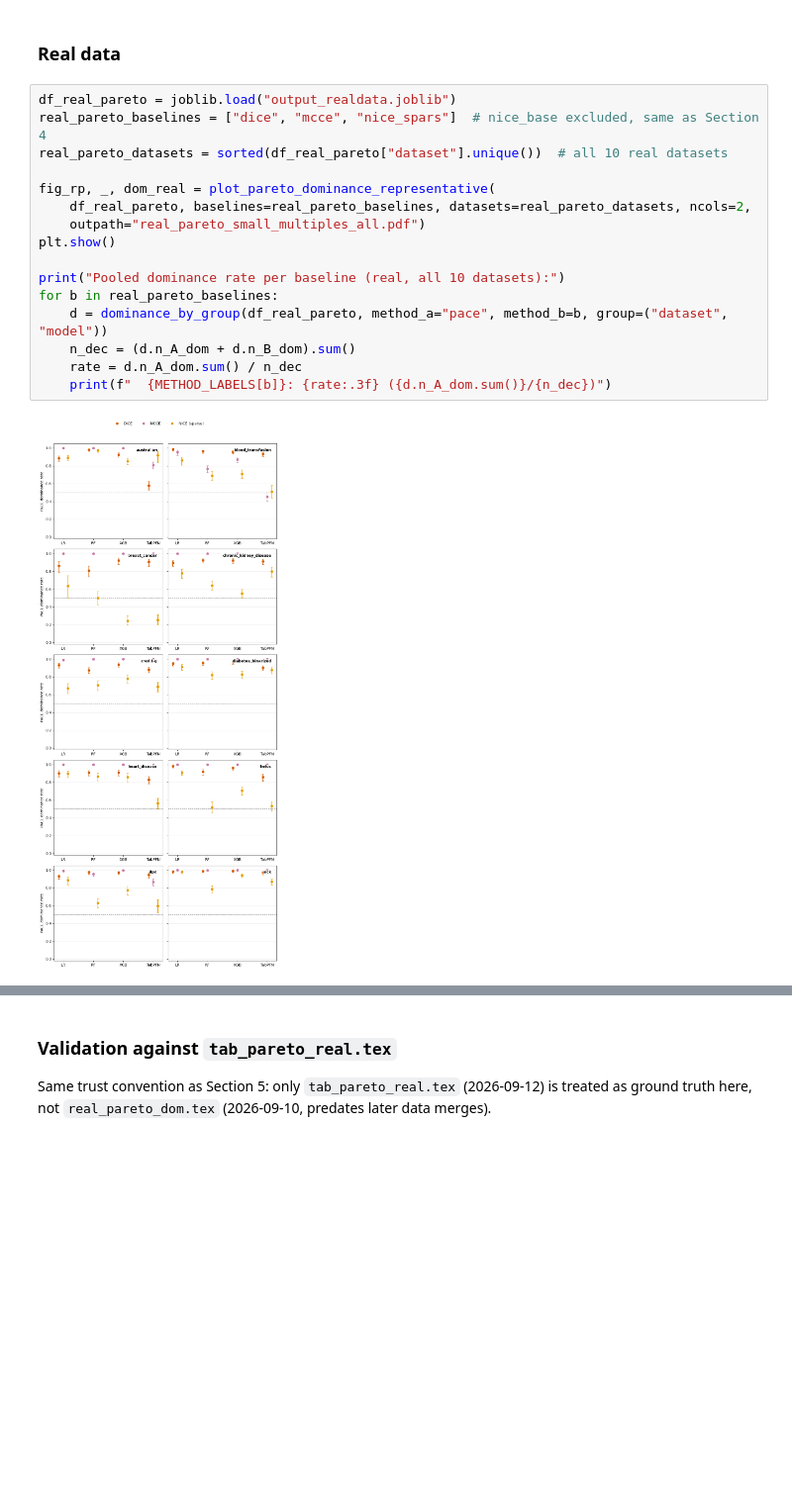
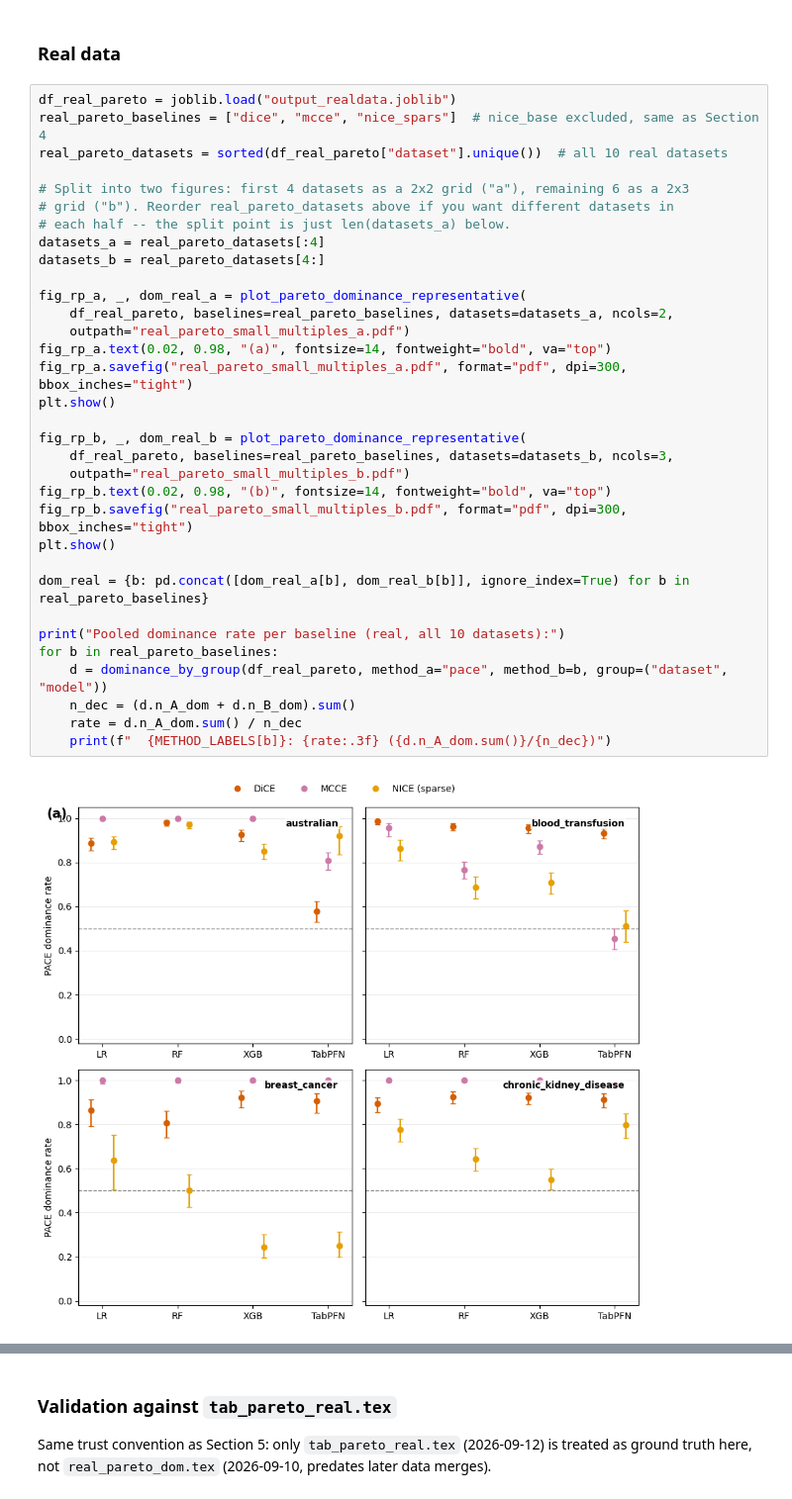
Before and after one commit to leonidaschristodoulou/cf-proposal, a Jupyter notebook: cfprop_analysis.ipynb, the cells around one changed output, grey strips where cells are left out. Shown at 99% size. Saved outputs shown, nothing was run; the diff lists cells and outputs as text; blank space fills up the shorter version.

Commit message:
Split real Pareto plot into (a) 2x2 (4 datasets) and (b) 2x3 (6 datasets)
Co-Authored-By: Claude Sonnet 5 <noreply@anthropic.com>

```diff
--- a/cfprop_analysis.ipynb
+++ b/cfprop_analysis.ipynb
@@ -990,18 +990,35 @@ def plot_pareto_dominance_representative(df, *, baselines, datasets, models=("LR
 # %%
 df_real_pareto = joblib.load("output_realdata.joblib")
 real_pareto_baselines = ["dice", "mcce", "nice_spars"]  # nice_base excluded, same as Section 4
 real_pareto_datasets = sorted(df_real_pareto["dataset"].unique())  # all 10 real datasets
 
-fig_rp, _, dom_real = plot_pareto_dominance_representative(
-    df_real_pareto, baselines=real_pareto_baselines, datasets=real_pareto_datasets, ncols=2,
-    outpath="real_pareto_small_multiples_all.pdf")
+# Split into two figures: first 4 datasets as a 2x2 grid ("a"), remaining 6 as a 2x3
+# grid ("b"). Reorder real_pareto_datasets above if you want different datasets in
+# each half -- the split point is just len(datasets_a) below.
+datasets_a = real_pareto_datasets[:4]
+datasets_b = real_pareto_datasets[4:]
+
+fig_rp_a, _, dom_real_a = plot_pareto_dominance_representative(
+    df_real_pareto, baselines=real_pareto_baselines, datasets=datasets_a, ncols=2,
+    outpath="real_pareto_small_multiples_a.pdf")
+fig_rp_a.text(0.02, 0.98, "(a)", fontsize=14, fontweight="bold", va="top")
+fig_rp_a.savefig("real_pareto_small_multiples_a.pdf", format="pdf", dpi=300, bbox_inches="tight")
 plt.show()
+
+fig_rp_b, _, dom_real_b = plot_pareto_dominance_representative(
+    df_real_pareto, baselines=real_pareto_baselines, datasets=datasets_b, ncols=3,
+    outpath="real_pareto_small_multiples_b.pdf")
+fig_rp_b.text(0.02, 0.98, "(b)", fontsize=14, fontweight="bold", va="top")
+fig_rp_b.savefig("real_pareto_small_multiples_b.pdf", format="pdf", dpi=300, bbox_inches="tight")
+plt.show()
+
+dom_real = {b: pd.concat([dom_real_a[b], dom_real_b[b]], ignore_index=True) for b in real_pareto_baselines}
 
 print("Pooled dominance rate per baseline (real, all 10 datasets):")
 for b in real_pareto_baselines:
     d = dominance_by_group(df_real_pareto, method_a="pace", method_b=b, group=("dataset", "model"))
     n_dec = (d.n_A_dom + d.n_B_dom).sum()
     rate = d.n_A_dom.sum() / n_dec
     print(f"  {METHOD_LABELS[b]}: {rate:.3f} ({d.n_A_dom.sum()}/{n_dec})")
 # %% [output]
-[figure, old version]
+[figure, new version]
```
Also changed, not shown: parts of 2 cells of this notebook.
